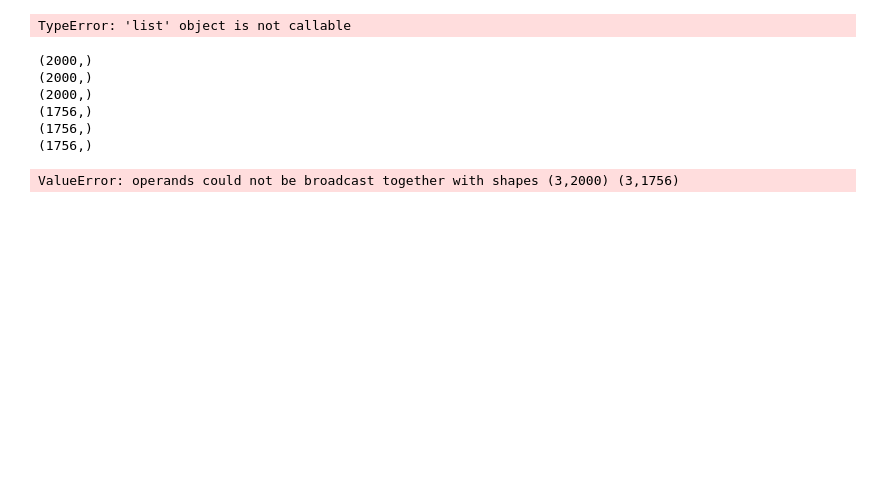
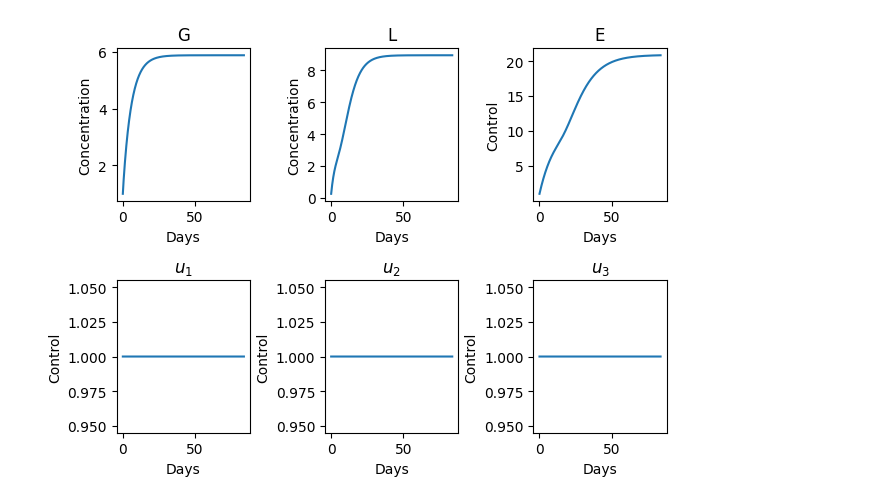
Before and after one commit to fletchmur/menstrual-cycle-model, a Jupyter notebook: max_principle_approach.ipynb, the cells around one changed output. Cells and saved outputs as stored; diff of their text form; code cells hidden in the pictures; blank space fills up the shorter version.

Commit message:
working plots

```diff
--- a/max_principle_approach.ipynb
+++ b/max_principle_approach.ipynb
@@ -6,18 +6,8 @@ from scipy.integrate import solve_ivp
 from scipy.interpolate import CubicSpline
 import menstrualmodel as mm
 # %%
-# Define constants used in equations.
-a_1, a_2 = 0, 0
-b_1, b_2 = 0.02, 0.9
-s_1, s_2 = 2, 1.5
-mu = 0.002
-k = 0.000025    # The paper uses 0.00025, but it's hard to determine which solution actually makes sense.
-g = 30
-c = 0.007
-B_1, B_2 = 14, 1
-A_1, A_2 = 250000, 75
-
-c1, c2, c3, c4, c5 = 1, 1, 1, 1, 1
+c1, c2, c3, c4, c5 = 0.1, 0.1, 0.01, 0.1, 0.1
+b1, b2 = .1, .1
 
 constants = c1, c2, c3, c4, c5
 
@@ -34,18 +24,16 @@ initial_conditions = {
 
 
 model = mm.ControlMenstrualModel(initial_hormones=initial_conditions, time_domain=(0, 3*28), resolution=1000)
-sol = model.simulate([0, 0, 0])
-model.plot(sol, plot_day_14=True, ylim=(0, 12), title="Best Fit Model")
-plt.show()
+# sol = model.simulate([0, 0, 0])
+# model.plot(sol, plot_day_14=True, ylim=(0, 12), title="Best Fit Model")
+# plt.show()
-# %% [output]
-TypeError: 'list' object is not callable
 # %%
 # Initialize state, costate, and u.
 state0 = np.array([G0, L0, E0])
 costate0 = np.zeros(3)
 
 u = np.zeros((3, n))
-u[0], u[1] = b_1, b_2
+u[0], u[1] = b1, b2
 
 max_step = 0.5
 
@@ -83,63 +71,56 @@ while(test > epsilon):
 
     # Solve for u1 and u2.
     G, L, E = state_solution.y
-    lam1, lam2, lam3 = costate_solution.y[:, ::-1]
-    print(lam1.shape)
-    print(lam2.shape)
-    print(lam3.shape)
+    lam1, lam2, lam3 = np.array(costate_solution.y)[:, ::-1]
 
-    uG = lam1 / (2 * c3)
-    uL = lam2 / (2 * c5)
-    uE = lam3 / (2 * c4)
+    umax = 1
+    umin = -1
+    uG = np.clip(lam1 / (2 * c3), -umin, umax)
+    uL = np.clip(lam2 / (2 * c5), -umin, umax)
+    uE = np.clip(lam3 / (2 * c4), -umin, umax)
 
     # Update control u with u1 and u2.
     u = np.array([uG, uL, uE])
 
     # Test for convergence
     test = abs(oldu - u).sum()
-# %% [output]
-(2000,)
-(2000,)
-(2000,)
-(1756,)
-(1756,)
-(1756,)
-ValueError: operands could not be broadcast together with shapes (3,2000) (3,1756)
 # %%
 plt.subplot(2, 3, 1)
 plt.plot(tls, G)
 plt.xlabel('Days')
 plt.ylabel('Concentration')
-plt.title('T')
+plt.title('G')
 
 plt.subplot(2, 3, 2)
 plt.plot(tls, L)
 plt.xlabel('Days')
 plt.ylabel('Concentration')
 plt.title('L')
 
 plt.subplot(2, 3, 3)
 plt.plot(tls, E)
 plt.xlabel('Days')
 plt.ylabel('Control')
 plt.title('E')
 
 plt.subplot(2, 3, 4)
-plt.plot(tls, u1)
+plt.plot(tls, uG)
 plt.xlabel('Days')
 plt.ylabel('Control')
 plt.title(r'$u_1$')
 
 plt.subplot(2, 3, 5)
-plt.plot(tls, u2)
+plt.plot(tls, uL)
 plt.xlabel('Days')
 plt.ylabel('Control')
 plt.title(r'$u_2$')
 
 plt.subplot(2, 3, 6)
-plt.plot(tls, u3)
+plt.plot(tls, uE)
 plt.xlabel('Days')
 plt.ylabel('Control')
 plt.title(r'$u_3$')
 
 plt.tight_layout()
+# %% [output]
+[figure, added]
```
Also changed, not shown: 1 other file.
